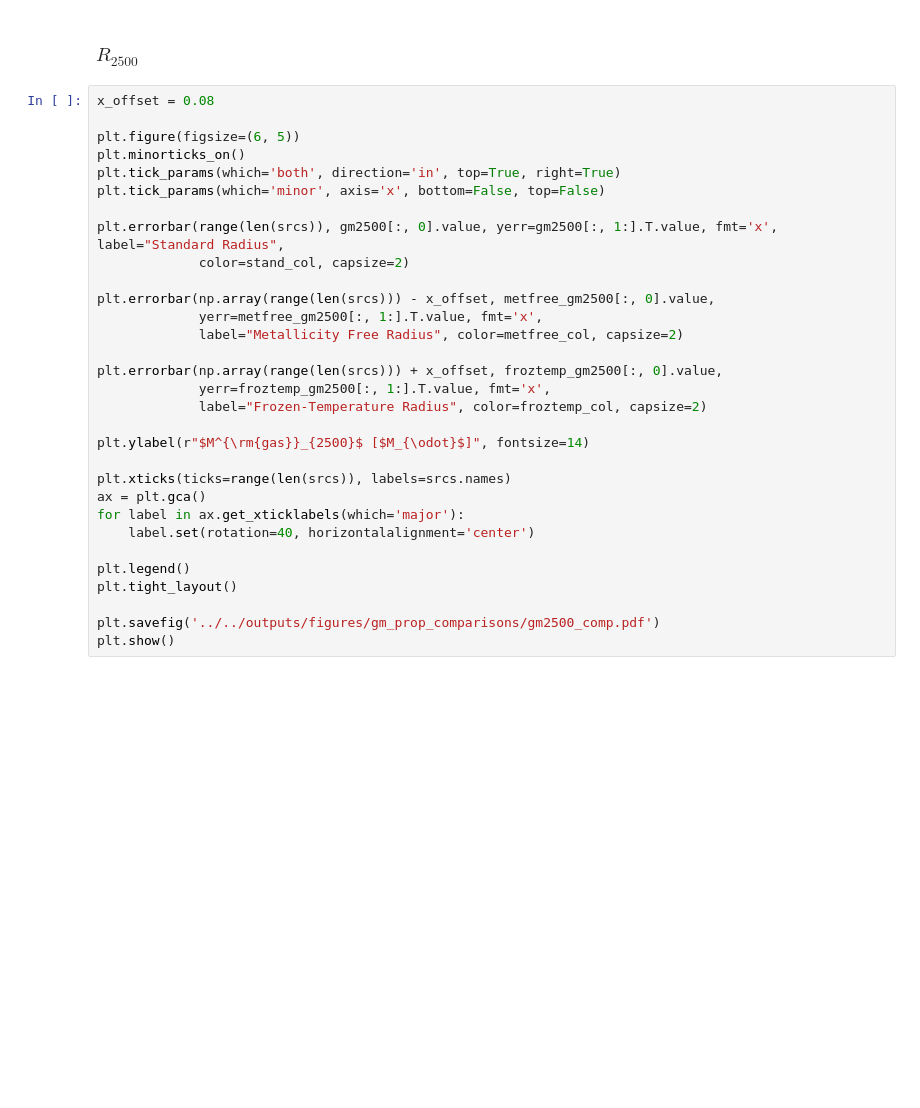
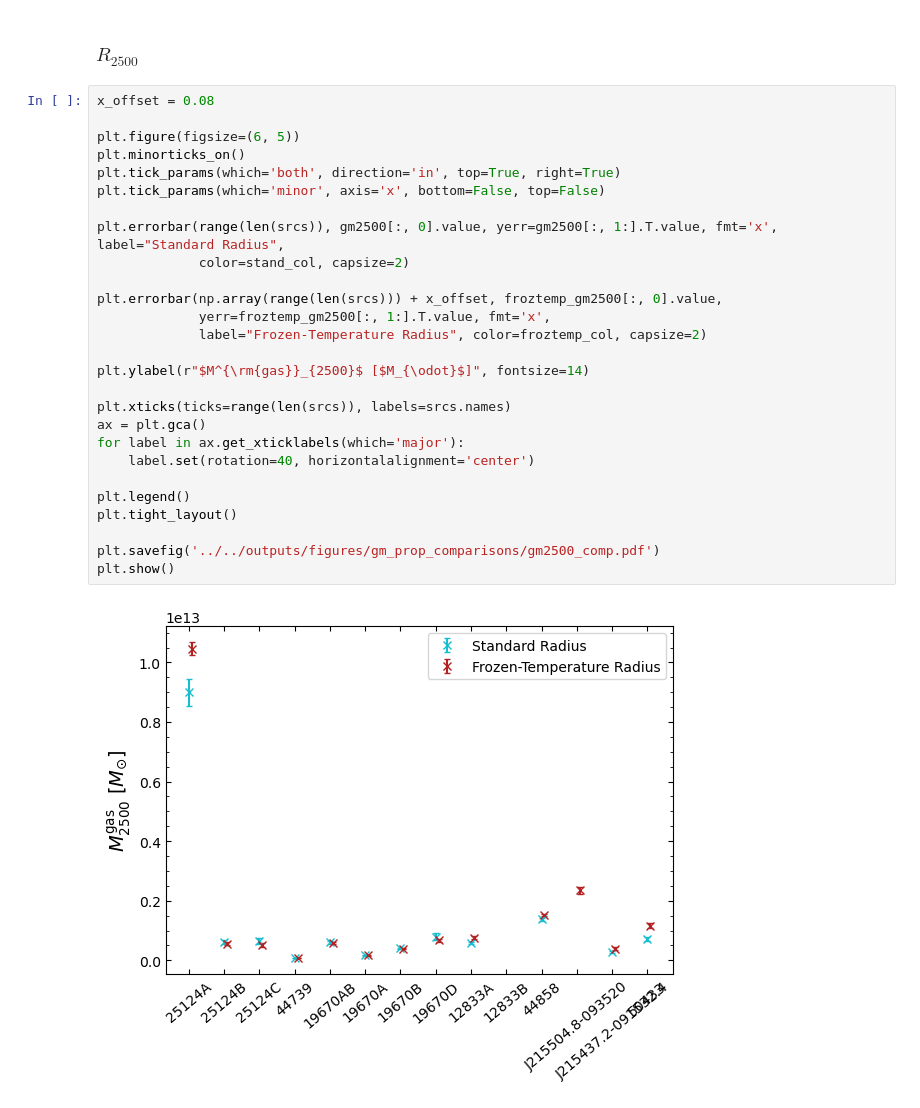
Before and after one commit to DavidT3/OVI_groups, a Jupyter notebook: notebooks/radial_prof_analyses/gas_density.ipynb, the cells around one changed output. Drawn from its saved outputs; the diff is of its cells as text; blank space fills up the shorter version.

```diff
--- a/notebooks/radial_prof_analyses/gas_density.ipynb
+++ b/notebooks/radial_prof_analyses/gas_density.ipynb
@@ -380,31 +367,29 @@ plt.show()
 # %%
 x_offset = 0.08
 
 plt.figure(figsize=(6, 5))
 plt.minorticks_on()
 plt.tick_params(which='both', direction='in', top=True, right=True)
 plt.tick_params(which='minor', axis='x', bottom=False, top=False)
 
 plt.errorbar(range(len(srcs)), gm2500[:, 0].value, yerr=gm2500[:, 1:].T.value, fmt='x', label="Standard Radius",
              color=stand_col, capsize=2)
-
-plt.errorbar(np.array(range(len(srcs))) - x_offset, metfree_gm2500[:, 0].value,
-             yerr=metfree_gm2500[:, 1:].T.value, fmt='x',
-             label="Metallicity Free Radius", color=metfree_col, capsize=2)
 
 plt.errorbar(np.array(range(len(srcs))) + x_offset, froztemp_gm2500[:, 0].value,
              yerr=froztemp_gm2500[:, 1:].T.value, fmt='x',
              label="Frozen-Temperature Radius", color=froztemp_col, capsize=2)
 
 plt.ylabel(r"$M^{\rm{gas}}_{2500}$ [$M_{\odot}$]", fontsize=14)
 
 plt.xticks(ticks=range(len(srcs)), labels=srcs.names)
 ax = plt.gca()
 for label in ax.get_xticklabels(which='major'):
     label.set(rotation=40, horizontalalignment='center')
 
 plt.legend()
 plt.tight_layout()
 
 plt.savefig('../../outputs/figures/gm_prop_comparisons/gm2500_comp.pdf')
 plt.show()
+# %% [output]
+[figure, added]
```
Also changed, not shown: parts of 11 cells of this notebook, 7 other files.
